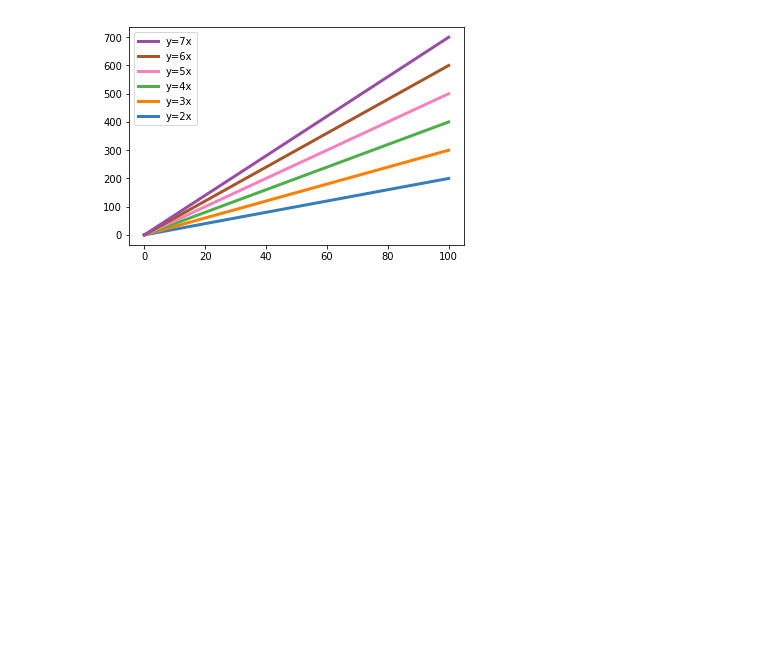
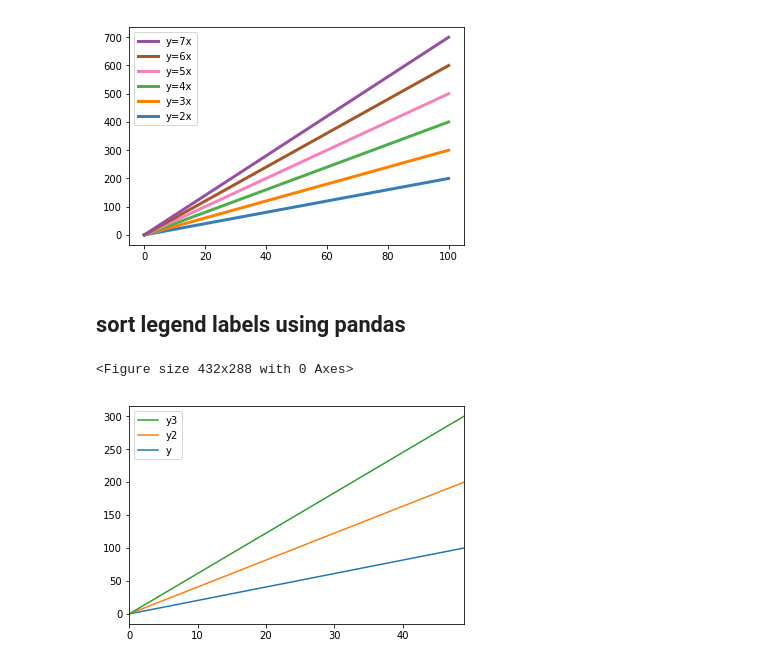
Before and after one commit to queirozfcom/python-sandbox, a Jupyter notebook: python3/notebooks/matplotlib/legends.ipynb, the cells around one changed output. Drawn from its saved outputs; the diff is of its cells as text; code cells hidden in the pictures; blank space fills up the shorter version.

```diff
--- a/python3/notebooks/matplotlib/legends.ipynb
+++ b/python3/notebooks/matplotlib/legends.ipynb
@@ -255,3 +255,39 @@ plt.legend(reversed_handles,reversed_labels)
 plt.show()
 # %% [output]
 [figure]
+# %% [markdown]
+## sort legend labels using pandas
+# %%
+import numpy as np
+import matplotlib.pyplot as plt
+import pandas as pd
+
+np.random.seed(42)
+
+plt.clf()
+
+# generate random data for plotting
+x = np.linspace(0.0,100,50)
+
+y  = x*1
+y2 = x*2
+y3 = x*3
+y4 = x*4
+y5 = x*5
+y6 = x*6
+y7 = x*7
+
+
+df = pd.DataFrame({
+    'y':y,
+    'y2':y2,
+    'y3':y3,
+})
+
+# this will add legends by default
+df.plot(kind='line',legend='reverse')
+
+plt.show()
+# %% [output]
+<Figure size 432x288 with 0 Axes>
+[figure, added]
```
Also changed, not shown: parts of 4 cells of this notebook, 1 other file.
